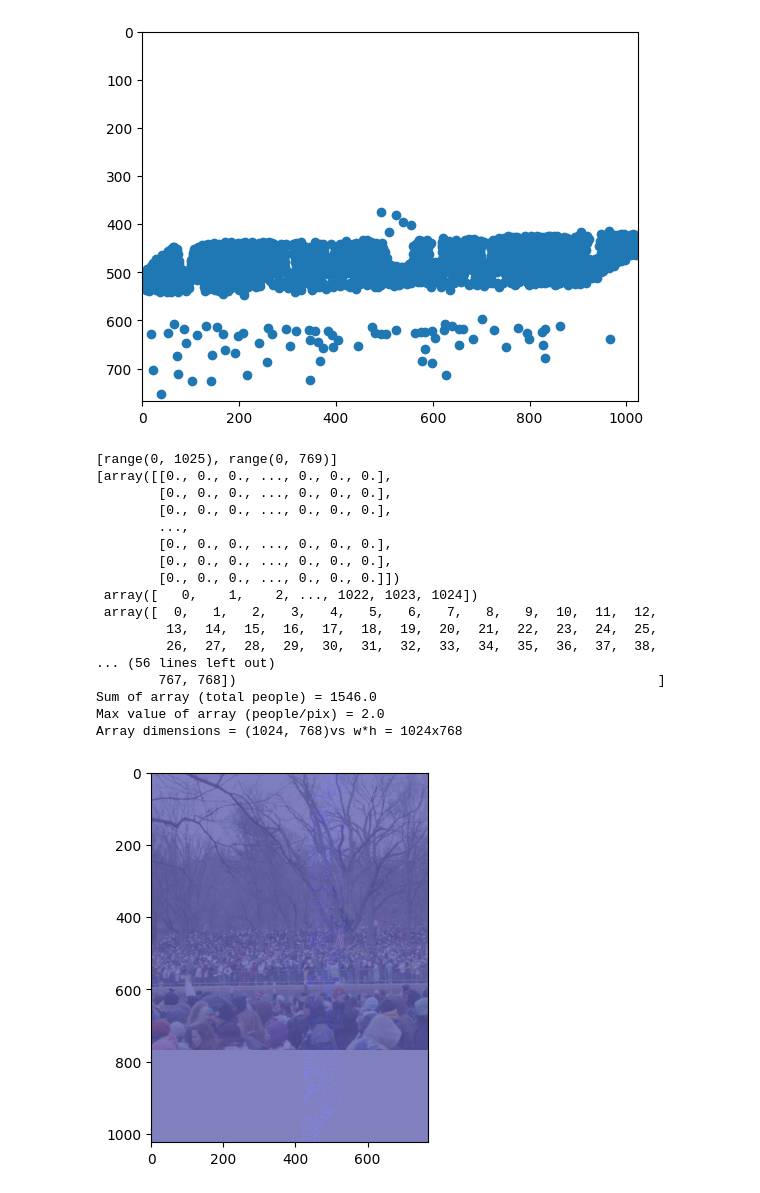
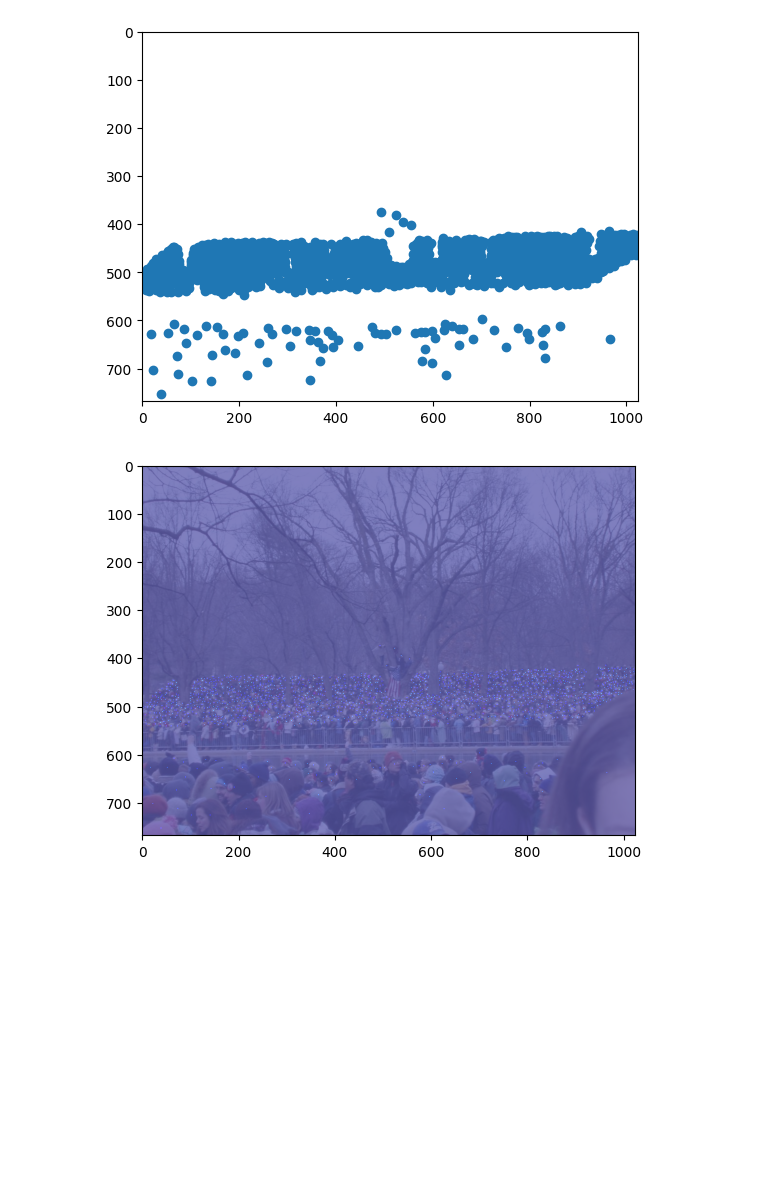
Before and after one commit to AADietrich/Crowd-Counting, a Jupyter notebook: loading_shanghaitech.ipynb, the cells around one changed output. Drawn from its saved outputs; the diff is of its cells as text; code cells hidden in the pictures; blank space fills up the shorter version.

Commit message:
Working heatmap

```diff
--- a/loading_shanghaitech.ipynb
+++ b/loading_shanghaitech.ipynb
@@ -60,42 +63,29 @@ plt.scatter(rot[0], rot[1])
 <matplotlib.collections.PathCollection at 0x...>
 [figure]
 # %%
+"""
 bins = [range(width + 1), range(height + 1)]
 
 
 hst = np.asarray(np.histogram2d(rot[0], rot[1], bins))
 print(str(bins))
 print(str(hst))
 hst = hst[0]
 print("Sum of array (total people) = " + str(hst.sum()))
 print("Max value of array (people/pix) = " + str(hst.max()))
 print("Array dimensions = " + str(hst.shape) + "vs w*h = " + str(width) + "x" + str(height))
-
+"""
+pointMap = np.zeros((height, width))
+for pt in gt:
+    pointMap[int(pt[1]), int(pt[0])] = 1
 plt.imshow(img, alpha=0.5)
 ##pointMap = pil.fromarray(np.rot90(np.flip(255*hst.astype(np.uint8), axis=1), k=1, axes=(0,1)))
-pointMap = pil.fromarray(255*hst.astype(np.uint8))
+pointImg = pil.fromarray(255*pointMap.astype(np.uint8))
 
-plt.imshow(pointMap, cmap = "jet", alpha=0.5)
+plt.imshow(pointImg, cmap = "jet", alpha=0.5)
 plt.show()
 # %% [output]
-[range(0, 1025), range(0, 769)]
-[array([[0., 0., 0., ..., 0., 0., 0.],
-        [0., 0., 0., ..., 0., 0., 0.],
-        [0., 0., 0., ..., 0., 0., 0.],
-        ...,
-        [0., 0., 0., ..., 0., 0., 0.],
-        [0., 0., 0., ..., 0., 0., 0.],
-        [0., 0., 0., ..., 0., 0., 0.]])
- array([   0,    1,    2, ..., 1022, 1023, 1024])
- array([  0,   1,   2,   3,   4,   5,   6,   7,   8,   9,  10,  11,  12,
-         13,  14,  15,  16,  17,  18,  19,  20,  21,  22,  23,  24,  25,
-         26,  27,  28,  29,  30,  31,  32,  33,  34,  35,  36,  37,  38,
-... (56 lines left out)
-        767, 768])                                                      ]
-Sum of array (total people) = 1546.0
-Max value of array (people/pix) = 2.0
-Array dimensions = (1024, 768)vs w*h = 1024x768
-[figure, old version]
+[figure, new version]
 # %%
 
 #heatMap = pil.new(mode='L', size=(width,height))
```
Also changed, not shown: parts of 4 cells of this notebook, 1 other file.
